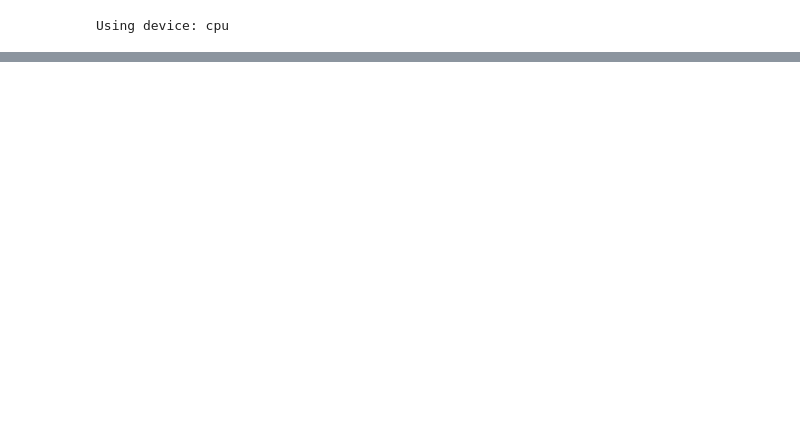
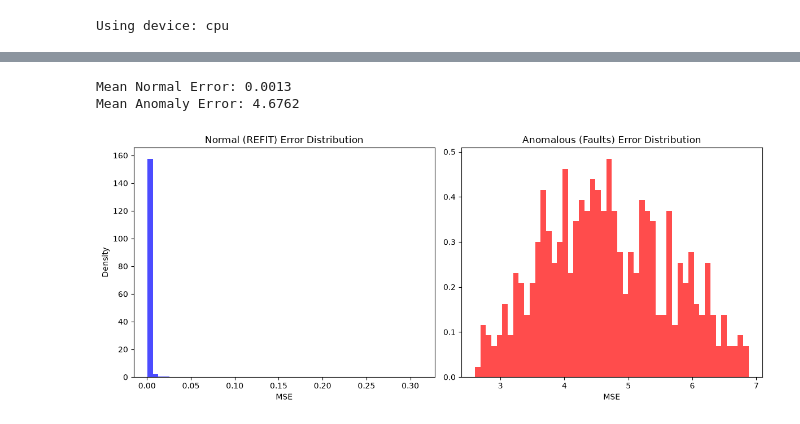
Before and after one commit to Sandeep3084/NovaLume_Anomaly_Detection, a Jupyter notebook: anomaly_detection.ipynb, the cells around one changed output, grey strips where cells are left out. Drawn from its saved outputs; the diff is of its cells as text; code cells hidden in the pictures; blank space fills up the shorter version.

```diff
--- a/anomaly_detection.ipynb
+++ b/anomaly_detection.ipynb
@@ -319,0 +150,17 @@ plot_reconstruction(model, faulty_data, title="Faulty Waveform Reconstruction")
+# %%
+print('Training model...')
+loss_history = []
+for epoch in range(EPOCHS):
+    model.train()
+    total_loss = 0
+    for batch in dataloader:
+        x = batch[0].to(device)
+        optimizer.zero_grad()
+        out = model(x)
+        loss = criterion(out, x)
+        loss.backward()
+        optimizer.step()
+        total_loss += loss.item()
+    avg_loss = total_loss / len(dataloader)
+    loss_history.append(avg_loss)
+    print(f'Epoch {epoch+1}/{EPOCHS}, Loss: {avg_loss:.4f}')
@@ -319,0 +190,40 @@ plot_reconstruction(model, faulty_data, title="Faulty Waveform Reconstruction")
+# %%
+model.eval()
+all_errors = []
+
+eval_dataloader = DataLoader(dataset, batch_size=BATCH_SIZE, shuffle=False)
+with torch.no_grad():
+    for batch in eval_dataloader:
+        x = batch[0].to(device)
+        out = model(x)
+        # Calculate MSE for each sequence in the batch
+        error = torch.mean((out - x)**2, dim=[1,2])
+        all_errors.extend(error.cpu().numpy())
+
+all_errors = np.array(all_errors)
+
+# Separate errors
+normal_errors = all_errors[labels == 0]
+anomaly_errors = all_errors[labels == 1]
+
+print(f'Mean Normal Error: {np.mean(normal_errors):.4f}')
+print(f'Mean Anomaly Error: {np.mean(anomaly_errors):.4f}')
+
+plt.figure(figsize=(12, 5))
+plt.subplot(1, 2, 1)
+plt.hist(normal_errors, bins=50, alpha=0.7, color='blue', density=True)
+plt.title('Normal (REFIT) Error Distribution')
+plt.xlabel('MSE')
+plt.ylabel('Density')
+
+plt.subplot(1, 2, 2)
+plt.hist(anomaly_errors, bins=50, alpha=0.7, color='red', density=True)
+plt.title('Anomalous (Faults) Error Distribution')
+plt.xlabel('MSE')
+
+plt.tight_layout()
+plt.show()
+# %% [output]
+Mean Normal Error: 0.0013
+Mean Anomaly Error: 4.6762
+[figure, added]
```
Also changed, not shown: parts of 29 cells of this notebook, 4 other files.
